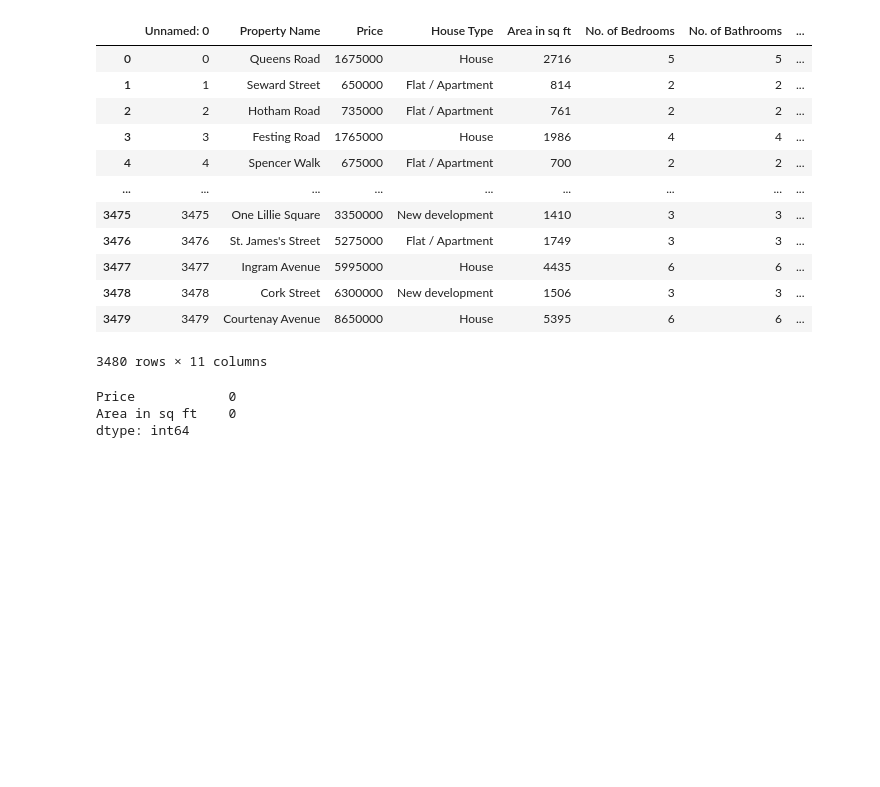
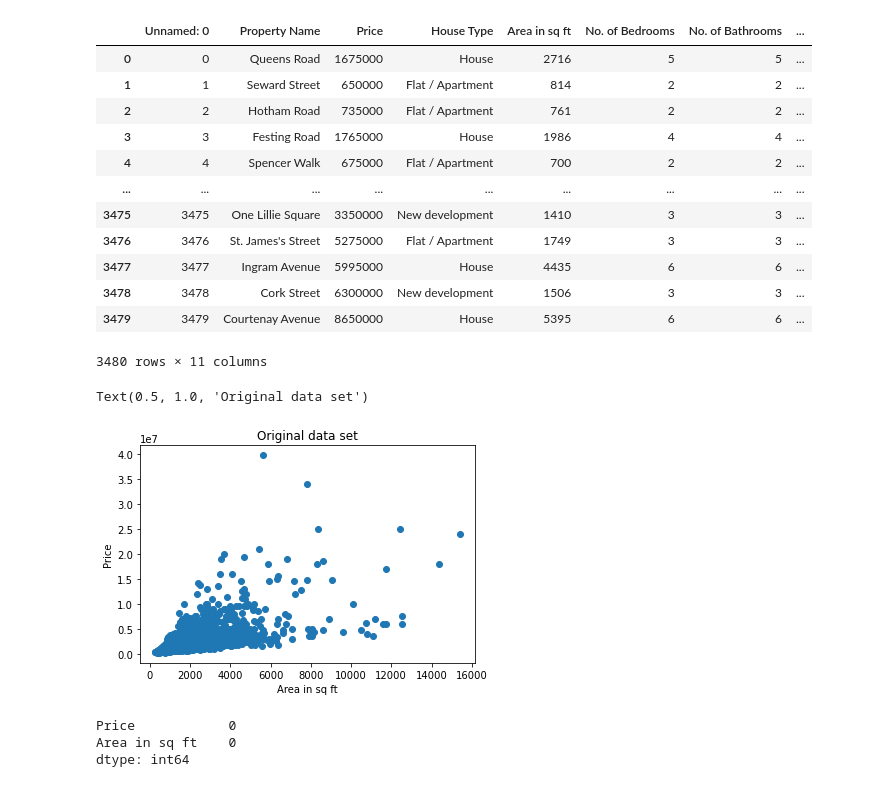
Before and after one commit to ElPatatone/Linear_Regression, a Jupyter notebook: Simple-linear-regression.ipynb, the cells around one changed output. Saved outputs shown, nothing was run; the diff lists cells and outputs as text; code cells hidden in the pictures; blank space fills up the shorter version.

```diff
--- a/Simple-linear-regression.ipynb
+++ b/Simple-linear-regression.ipynb
@@ -20,4 +20,12 @@ df
 | 3478 | 3478 | Cork Street | 6300000 | New development | 1506 | 3 | 3 | ... |
 | 3479 | 3479 | Courtenay Avenue | 8650000 | House | 5395 | 6 | 6 | ... |
 3480 rows × 11 columns
+# %%
+plt.scatter(df['Area in sq ft'], df.Price)
+plt.xlabel('Area in sq ft')
+plt.ylabel('Price')
+plt.title('Original data set')
+# %% [output]
+Text(0.5, 1.0, 'Original data set')
+[figure, added]
 # %%
```
Also changed, not shown: parts of 7 cells of this notebook.
